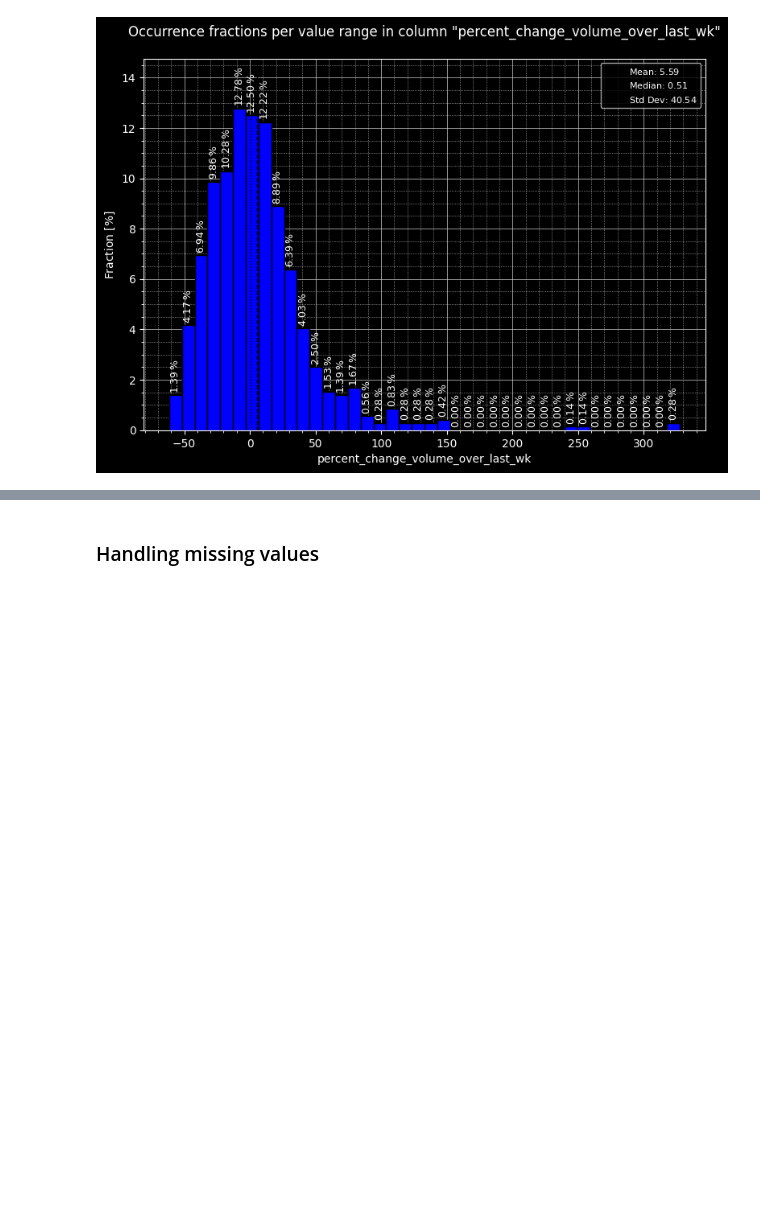
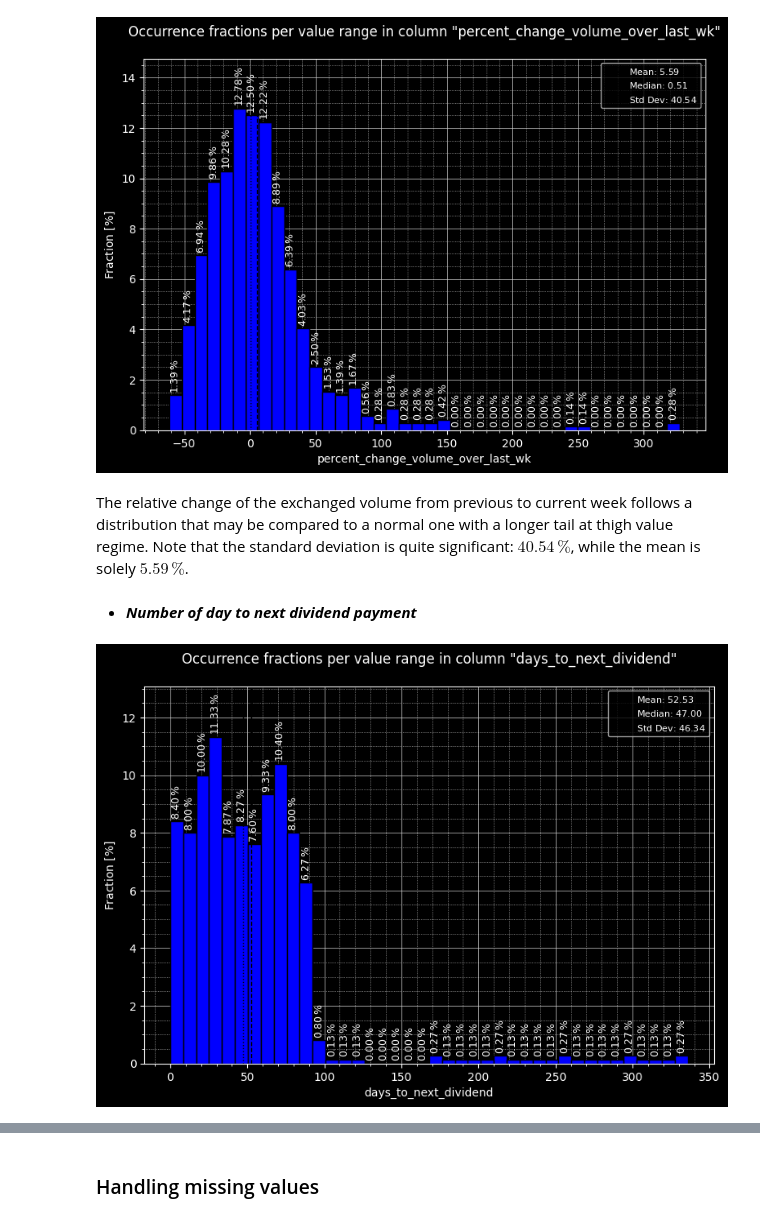
Before and after one commit to eliocpereira95/DSU-Recruitment-Challenges, a Jupyter notebook: submission.ipynb, the cells around one changed output, grey strips where cells are left out. Drawn from its saved outputs; the diff is of its cells as text; code cells hidden in the pictures; blank space fills up the shorter version.

```diff
--- a/submission.ipynb
+++ b/submission.ipynb
@@ -424,3 +506,20 @@ hisplot_custom(
 )
 # %% [output]
 [figure]
+# %% [markdown]
+The relative change of the exchanged volume from previous to current week follows a distribution that may be compared to a normal one with a longer tail at thigh value regime. Note that the standard deviation is quite significant:  $40.54\,\%$, while the mean is solely $5.59\,\%$.
+# %% [markdown]
+* ***Number of day to next dividend payment***
+# %%
+# ---> Plot
+
+hisplot_custom(
+    df=data,
+    col="days_to_next_dividend",
+    col_dtype=float,
+    stat="percent",
+    bins=40,
+    bar_label_rotation=90,
+)
+# %% [output]
+[figure, added]
```
Also changed, not shown: parts of 26 cells of this notebook.
